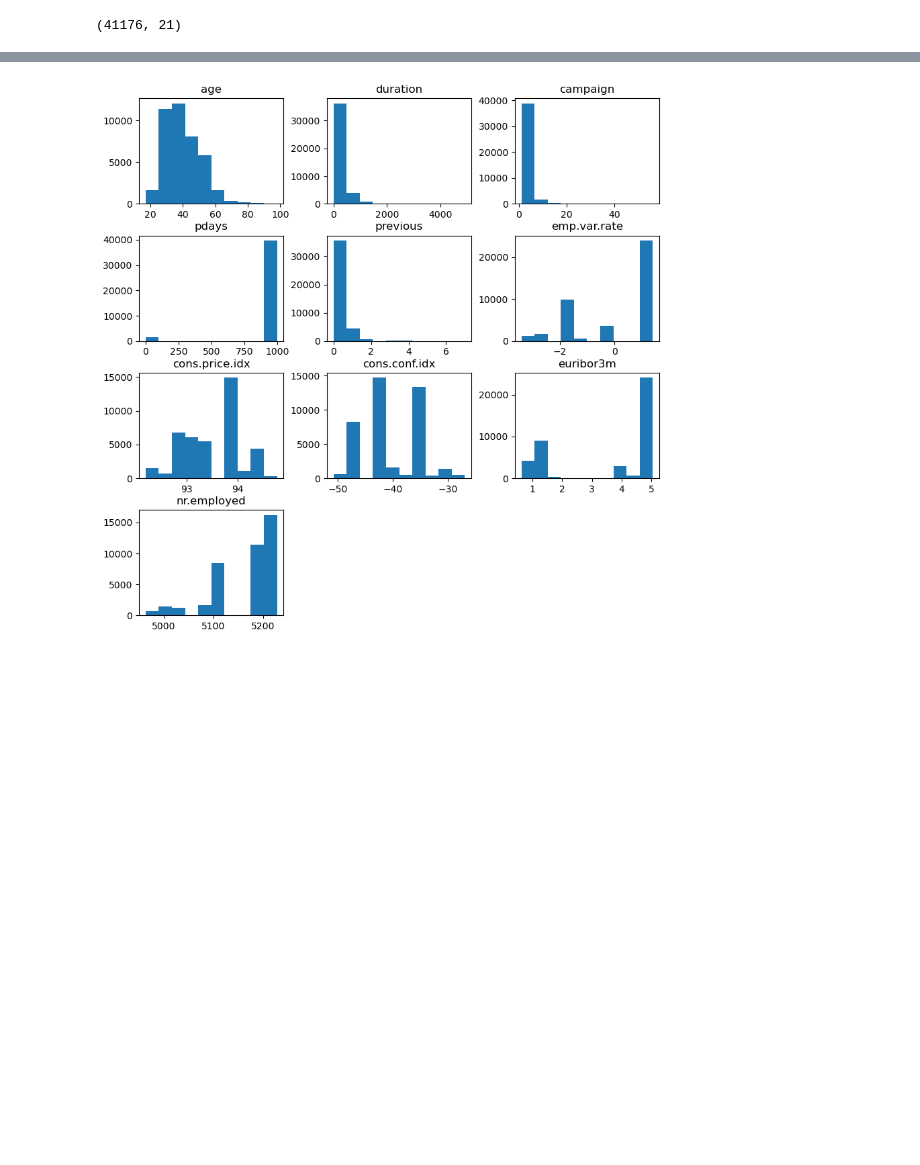
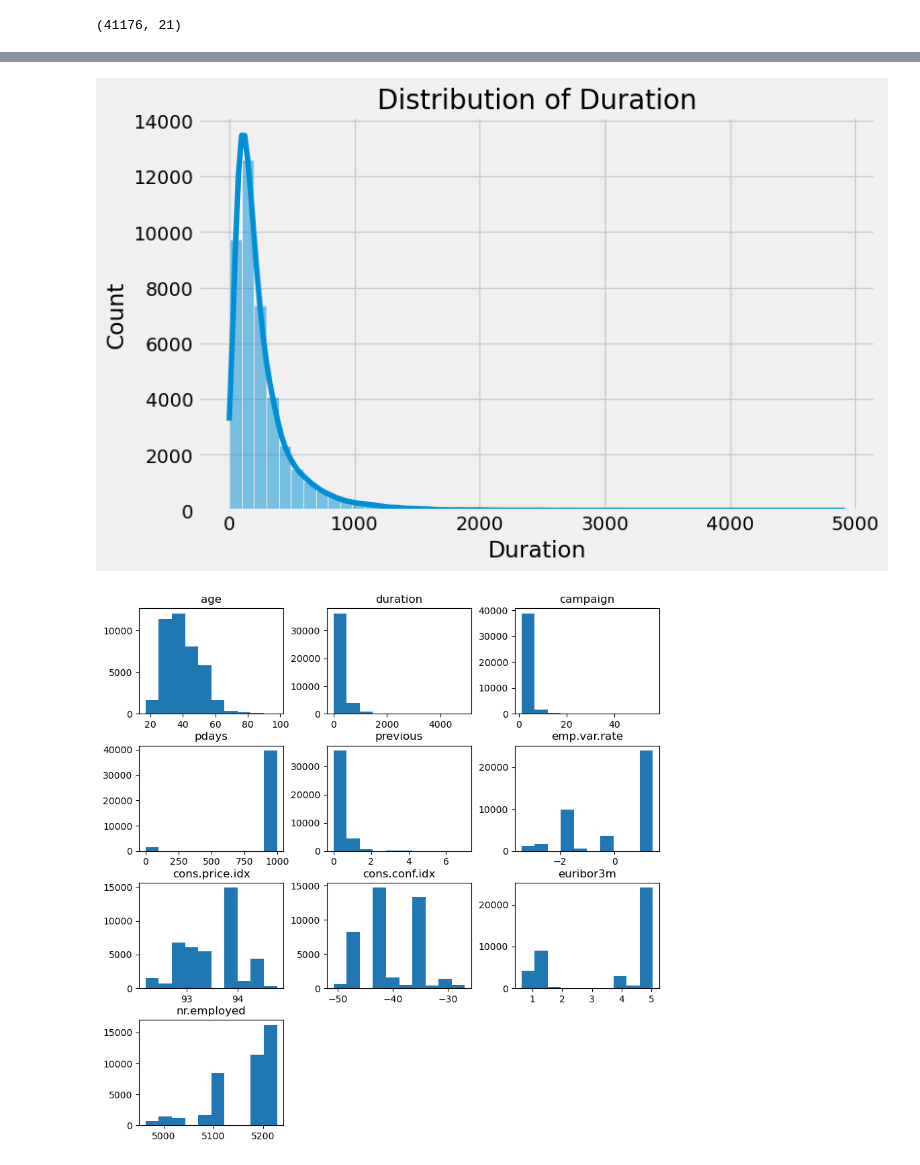
Before and after one commit to ping-flazh/HE-PracticalAssignment3, a Jupyter notebook: prompt_solution.ipynb, the cells around one changed output, grey strips where cells are left out. Saved outputs shown, nothing was run; the diff lists cells and outputs as text; code cells hidden in the pictures; blank space fills up the shorter version.

```diff
--- a/prompt_solution.ipynb
+++ b/prompt_solution.ipynb
@@ -174,3 +185,13 @@ df.shape
+# %%
+# Plot the distribution of the 'duration' column
+plt.figure(figsize=(8, 5))
+sns.histplot(df['duration'], bins=50, kde=True)
+plt.title('Distribution of Duration')
+plt.xlabel('Duration')
+plt.ylabel('Count')
+plt.show()
+# %% [output]
+[figure, added]
 # %%
 plt.style.use('default')
 df.hist(figsize = (10, 10), grid=False);
```
Also changed, not shown: parts of 15 cells of this notebook, 7 other files.
